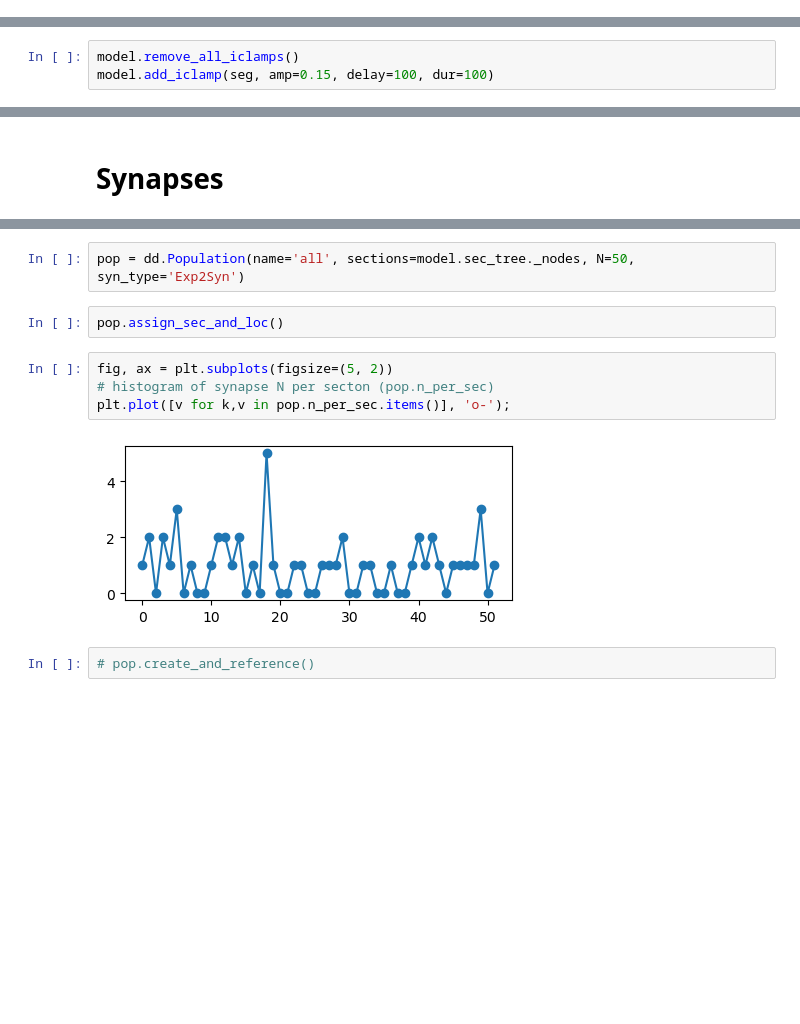
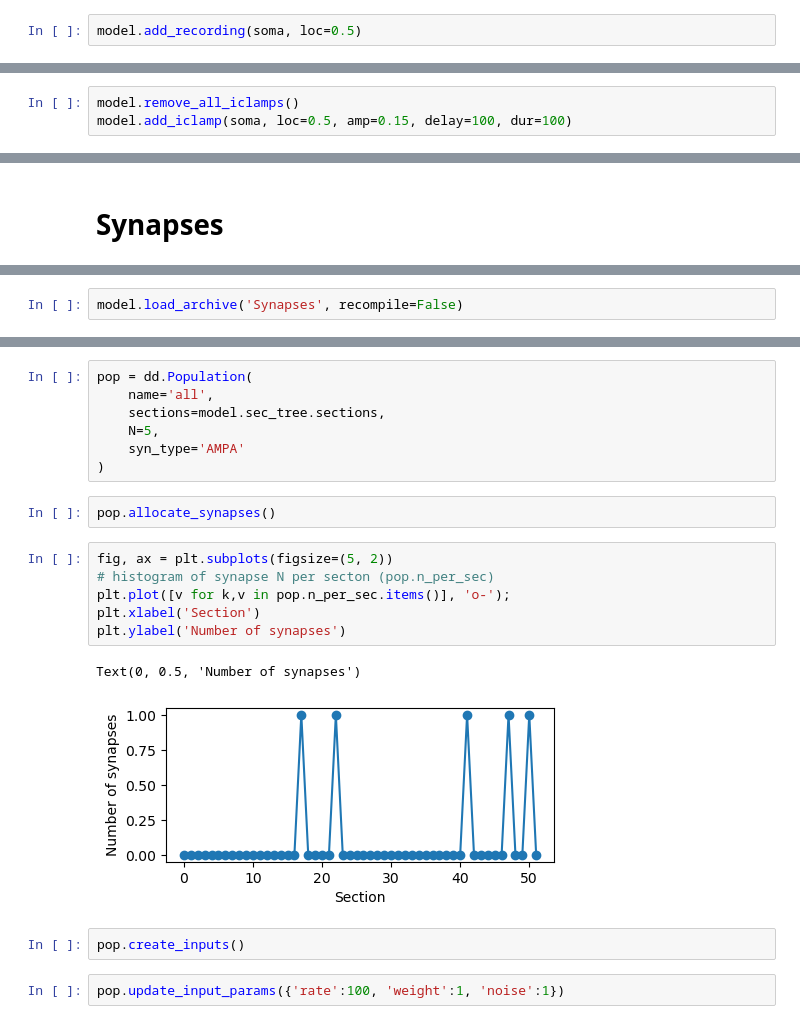
Before and after one commit to Poirazi-Lab/DendroTweaksApp, a Jupyter notebook: app/src/model_demo.ipynb, the cells around one changed output, grey strips where cells are left out. Saved outputs shown, nothing was run; the diff lists cells and outputs as text; blank space fills up the shorter version.

Commit message:
Revise the parameter assignment logic and GUI

```diff
--- a/app/src/model_demo.ipynb
+++ b/app/src/model_demo.ipynb
@@ -415,0 +590,2 @@ model.simulator.add_recording(seg)
+# %%
+model.add_recording(soma, loc=0.5)
@@ -416,4 +596,4 @@ model.simulator.add_recording(seg)
 # %%
 model.remove_all_iclamps()
-model.add_iclamp(seg, amp=0.15, delay=100, dur=100)
+model.add_iclamp(soma, loc=0.5, amp=0.15, delay=100, dur=100)
 # %% [output]
@@ -431,0 +656,2 @@ ax.set_ylim(-100, 60)
+# %%
+model.load_archive('Synapses', recompile=False)
@@ -432,15 +743,25 @@ ax.set_ylim(-100, 60)
 # %%
-pop = dd.Population(name='all', sections=model.sec_tree._nodes, N=50, syn_type='Exp2Syn')
+pop = dd.Population(
+    name='all',
+    sections=model.sec_tree.sections,
+    N=5,
+    syn_type='AMPA'
+)
 # %%
-pop.assign_sec_and_loc()
+pop.allocate_synapses()
 # %%
 fig, ax = plt.subplots(figsize=(5, 2))
 # histogram of synapse N per secton (pop.n_per_sec)
 plt.plot([v for k,v in pop.n_per_sec.items()], 'o-');
+plt.xlabel('Section')
+plt.ylabel('Number of synapses')
 # %% [output]
+Text(0, 0.5, 'Number of synapses')
-[figure, old version]
+[figure, new version]
-# %%
-# pop.create_and_reference()
+# %%
+pop.create_inputs()
+# %%
+pop.update_input_params({'rate':100, 'weight':1, 'noise':1})
 # %%
 print(json.dumps(pop.to_dict(), indent=4))
 # %% [output]
```
Also changed, not shown: parts of 105 cells of this notebook, 42 other files.
